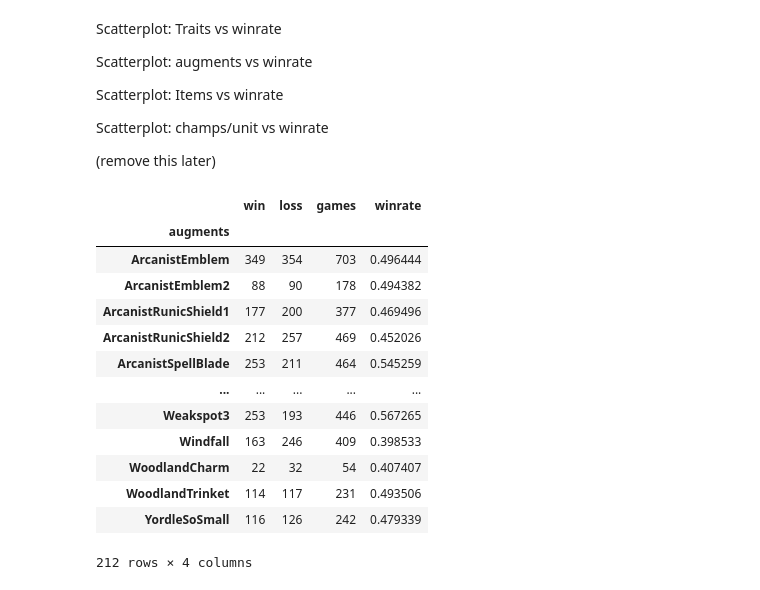
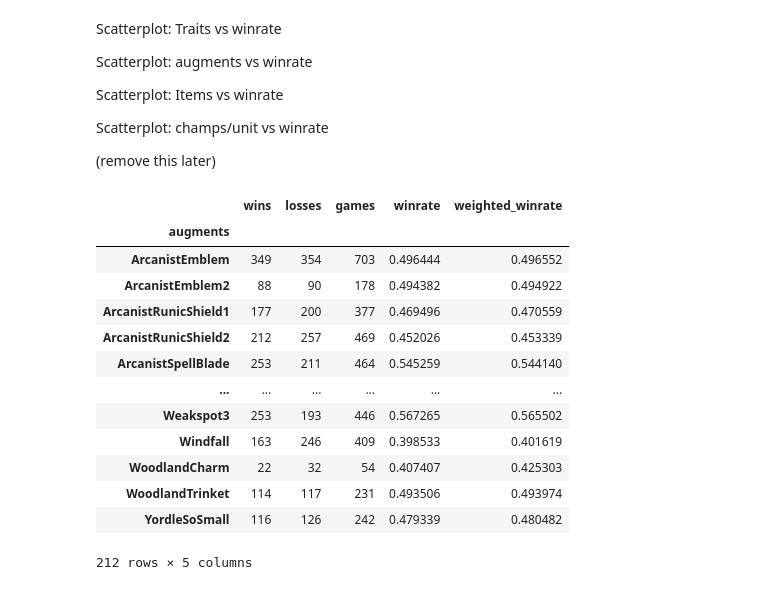
Before and after one commit to jdang2/jdang2.github.io, a Jupyter notebook: CMSC320Final.ipynb, the cells around one changed output. Cells and saved outputs as stored; diff of their text form; code cells hidden in the pictures.

```diff
--- a/CMSC320Final.ipynb
+++ b/CMSC320Final.ipynb
@@ -465,29 +352,3 @@ Scatterplot: Items vs winrate
 Scatterplot: champs/unit vs winrate
 
 (remove this later)
-# %%
-augment_df = df.explode("augments")
-augment_df["win"] = np.where(augment_df["placement"] <= 4, 1, 0)
-augment_df["loss"] = np.where(augment_df["placement"] >= 5, 1, 0)
-augment_df["games"] = 1
-
-aggregate_functions = {'win': 'sum', 'loss': 'sum', 'games': 'count'}
-augment_df = augment_df.groupby(['augments']).aggregate(aggregate_functions)
-augment_df["winrate"] = augment_df["win"] / augment_df["games"]
-
-augment_df
-# %% [output]
-|  | win | loss | games | winrate |
-| augments |  |  |  |  |
-| ArcanistEmblem | 349 | 354 | 703 | 0.496444 |
-| ArcanistEmblem2 | 88 | 90 | 178 | 0.494382 |
-| ArcanistRunicShield1 | 177 | 200 | 377 | 0.469496 |
-| ArcanistRunicShield2 | 212 | 257 | 469 | 0.452026 |
-| ArcanistSpellBlade | 253 | 211 | 464 | 0.545259 |
-| ... | ... | ... | ... | ... |
-| Weakspot3 | 253 | 193 | 446 | 0.567265 |
-| Windfall | 163 | 246 | 409 | 0.398533 |
-| WoodlandCharm | 22 | 32 | 54 | 0.407407 |
-| WoodlandTrinket | 114 | 117 | 231 | 0.493506 |
-| YordleSoSmall | 116 | 126 | 242 | 0.479339 |
-212 rows × 4 columns
@@ -493,0 +371,24 @@ augment_df
+# %%
+augment_df = df.explode("augments")
+
+aggregate_funcs = {'wins': 'sum', 'losses': 'sum', 'games': 'count'}
+augment_df = data_vs_winrate(augment_df, 'augments', aggregate_funcs)
+
+augment_df['weighted_winrate'] = get_weighted_winrate(augment_df)
+
+augment_df
+# %% [output]
+|  | wins | losses | games | winrate | weighted_winrate |
+| augments |  |  |  |  |  |
+| ArcanistEmblem | 349 | 354 | 703 | 0.496444 | 0.496552 |
+| ArcanistEmblem2 | 88 | 90 | 178 | 0.494382 | 0.494922 |
+| ArcanistRunicShield1 | 177 | 200 | 377 | 0.469496 | 0.470559 |
+| ArcanistRunicShield2 | 212 | 257 | 469 | 0.452026 | 0.453339 |
+| ArcanistSpellBlade | 253 | 211 | 464 | 0.545259 | 0.544140 |
+| ... | ... | ... | ... | ... | ... |
+| Weakspot3 | 253 | 193 | 446 | 0.567265 | 0.565502 |
+| Windfall | 163 | 246 | 409 | 0.398533 | 0.401619 |
+| WoodlandCharm | 22 | 32 | 54 | 0.407407 | 0.425303 |
+| WoodlandTrinket | 114 | 117 | 231 | 0.493506 | 0.493974 |
+| YordleSoSmall | 116 | 126 | 242 | 0.479339 | 0.480482 |
+212 rows × 5 columns
```
Also changed, not shown: parts of 12 cells of this notebook, 3 other files.
